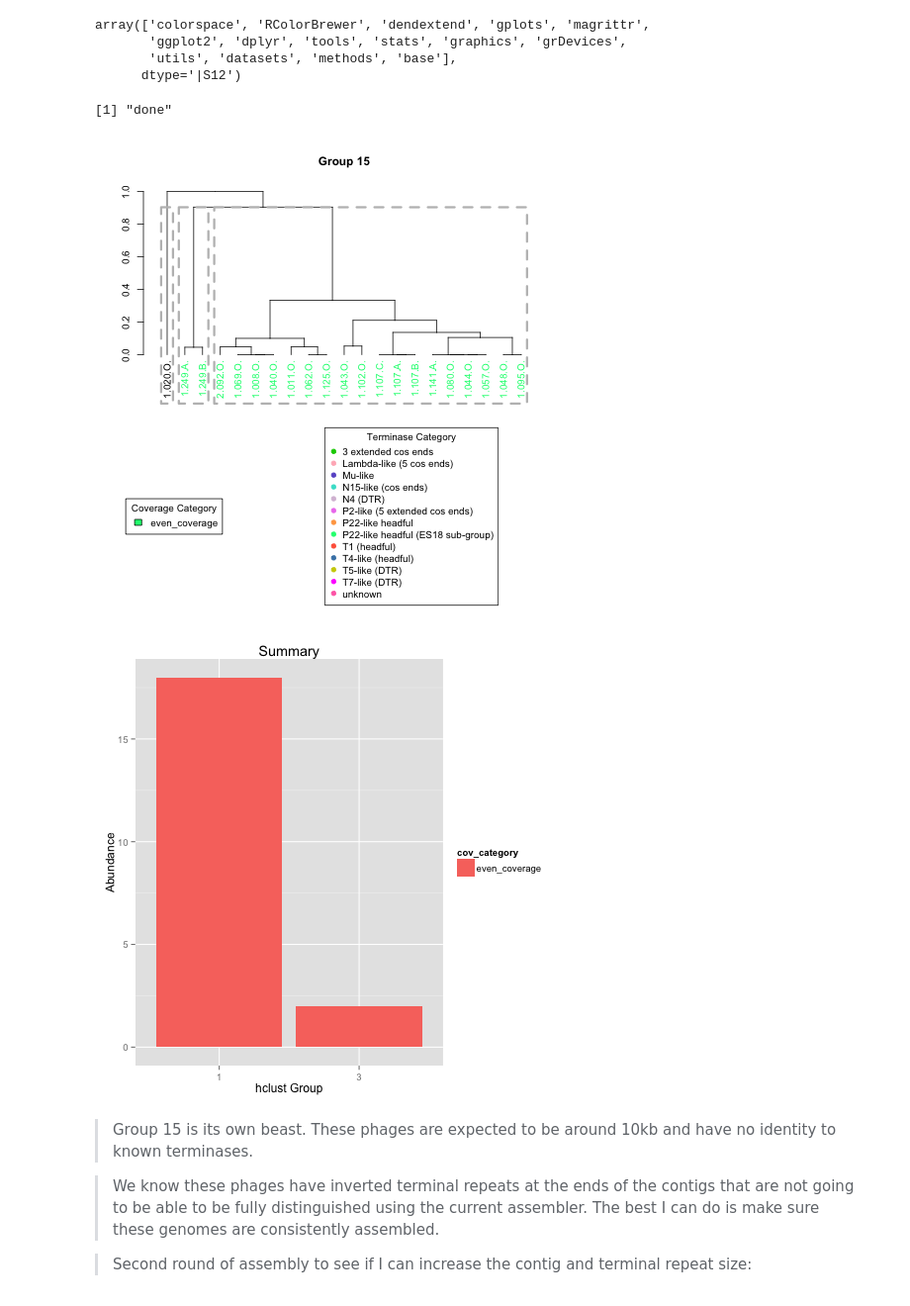
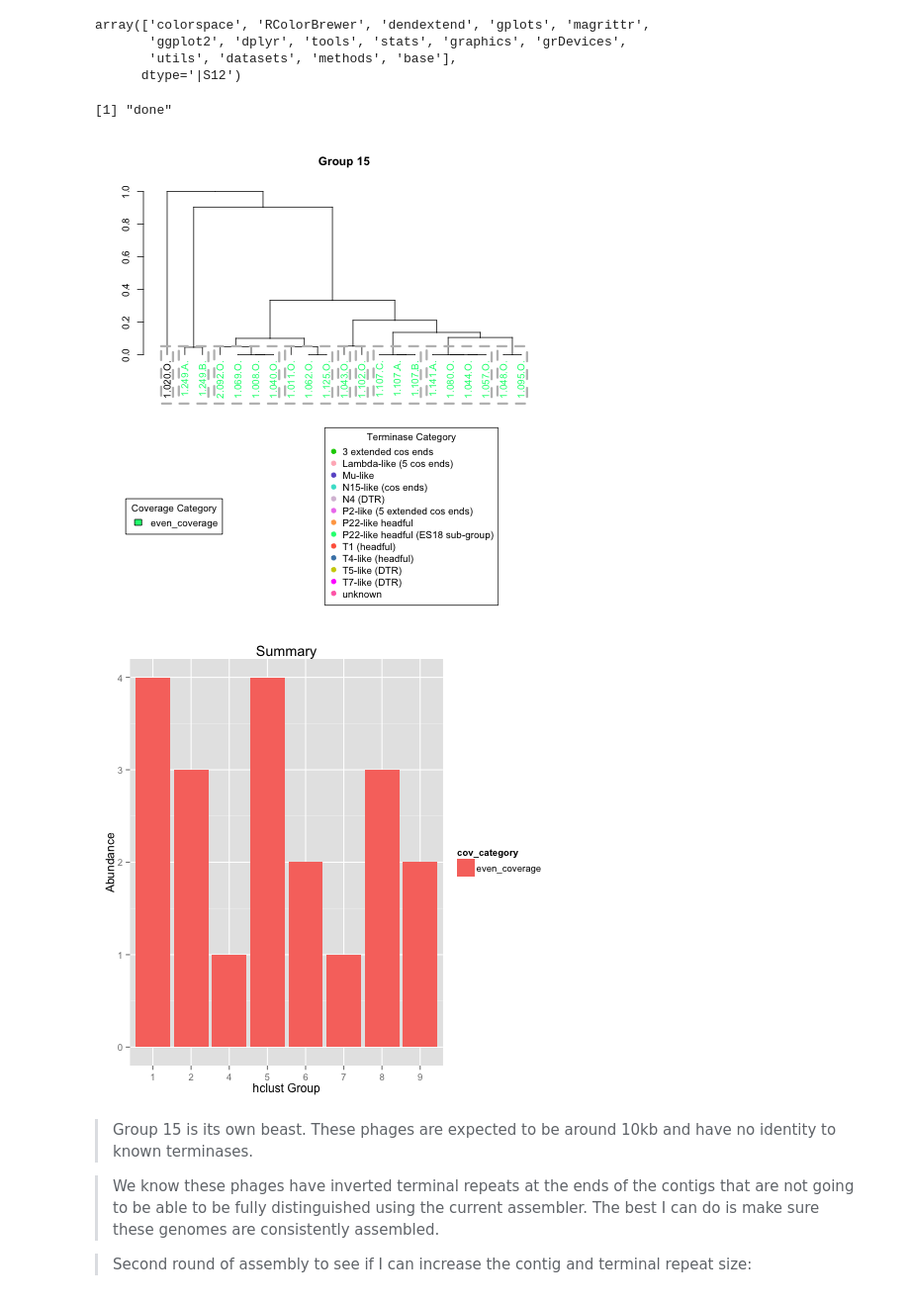
Before and after one commit to juliambrosman/nahant-genome-rearrangement, a Jupyter notebook: BP_Group15.ipynb, the cells around one changed output. Shown at 99% size. Cells and saved outputs as stored; diff of their text form; code cells hidden in the pictures.

```diff
--- a/BP_Group15.ipynb
+++ b/BP_Group15.ipynb
@@ -693,7 +675,7 @@ new_mat$t_phage<-NULL
 
 d<-new_mat %>% as.dist %>% hclust %>% as.dendrogram
 
-div<-cutree(d, k = NULL, h = 0.4)
+div<-cutree(d, k = NULL, h = 0.05)
 division<-data.frame(div)
 division$phage<-rownames(division)
 
@@ -709,35 +691,35 @@ terminase_cols<-as.numeric(terminase$term_color[match(labels(d),terminase$phage)
 read_cov_cols<-as.numeric(read_cov$cov_color[match(labels(d),read_cov$phage)])
 div_cols<-as.numeric(division$div_col[match(labels(d),division$phage)])
 
 #read_coverage_pattern_colors<-read_coverage_pattern_colors[order.dendrogram(dend)]
 
 #plot hclust with leaves colored by read coverage pattern, marked by terminase type and boxed by hclust threshold
 
 layout(matrix(c(1,1,2,3),2,2,byrow=TRUE), widths=c(10, 20), heights=c(15, 10))
 d %>% set("labels_colors", read_cov_cols) %>% set("labels_colors", read_cov_cols)%>%set("leaves_pch",19)%>%set("leaves_col",terminase_cols)%>%set("leaves_cex",2)%>%plot(main=(paste("Group", group_number)))
 if(k_val>1){
     d %>% rect.dendrogram(k=k_val, border="gray", lty=2, lwd=3, lower_rect=-0.3)
     }
 par(mar=c(0,0,0,0))
 plot.new()
 legend("center",legend = cov_colors$category, fill = cov_colors$color, title="Coverage Category")
 plot.new()
 legend("center",legend = terminase_colors$category, col = terminase_colors$color, pch=19, title="Terminase Category")
 
 
 #d %>% set("labels_colors", terminase_cols) %>% plot(main="terminase colors")
 #legend("topleft", legend = terminase_colors$category, fill = terminase_colors$color)
 
 #d %>% set("labels_colors", div_cols) %>% plot(main="hclust division colors")
 #legend("topleft", legend = division_colors$category, fill = division_colors$color)
 
 all<-merge(read_cov, terminase, by="phage", all.x=TRUE)%>%merge(.,division, by="phage") %>% ggplot(., aes(x=as.character(div), fill=cov_category)) + geom_bar() + labs(x="hclust Group", y="Abundance", title="Summary")
 
 plot(all)
 # %% [output]
 [1] "done"
-[figure, old version]
+[figure, new version]
-[figure, old version]
+[figure, new version]
 # %% [markdown]
 >Group 15 is its own beast.  These phages are expected to be around 10kb and have no identity to known terminases.
 
```
Also changed, not shown: parts of 31 cells of this notebook, 3 other files.
